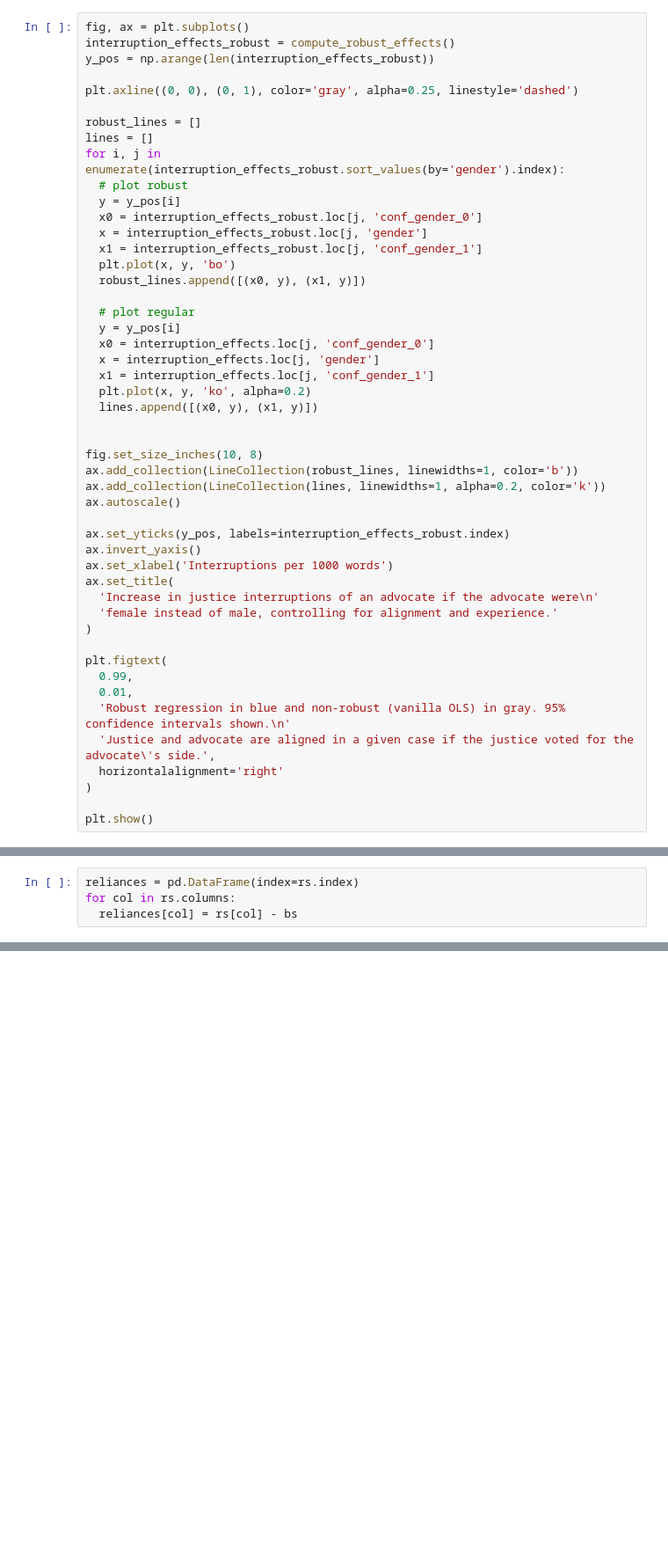
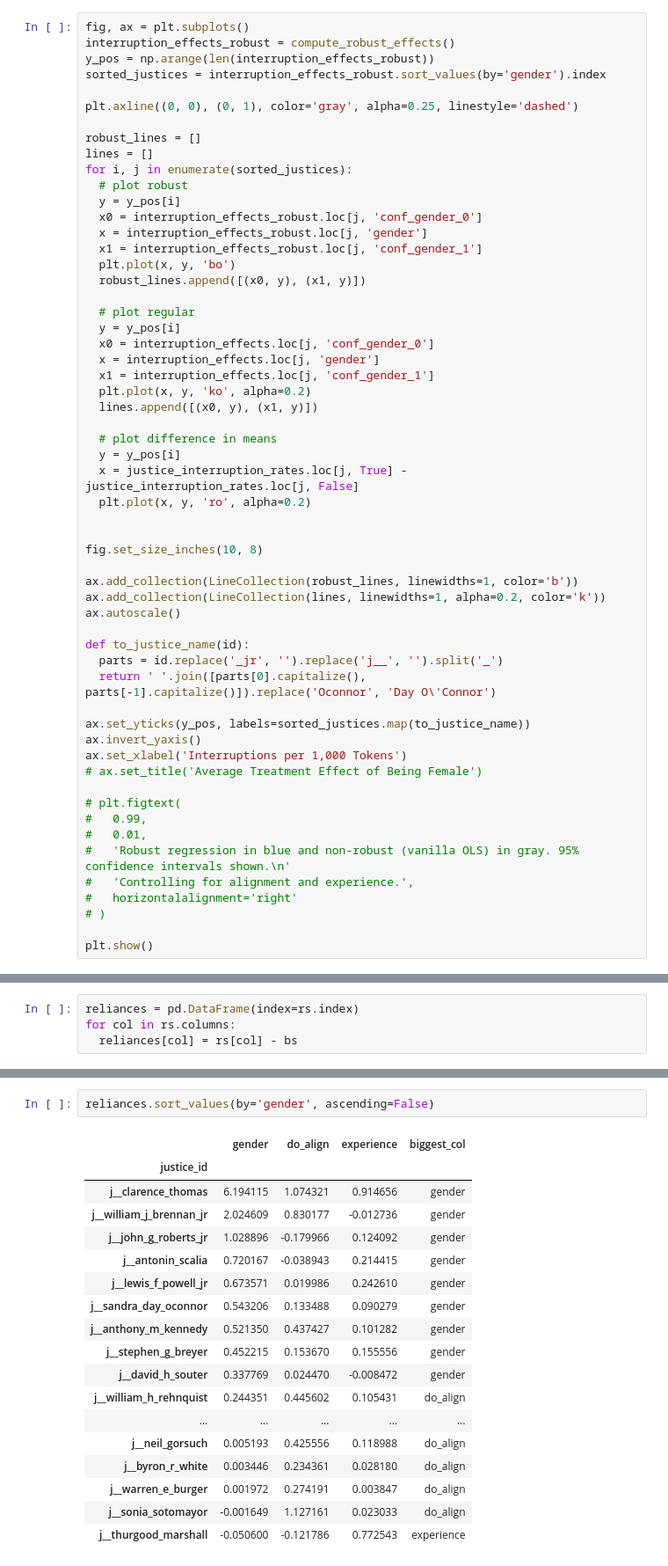
Before and after one commit to danielVebman/scorpus, a Jupyter notebook: v2/analysis.ipynb, the cells around one changed output, grey strips where cells are left out. Shown at 88% size. Drawn from its saved outputs; the diff is of its cells as text; blank space fills up the shorter version.

```diff
--- a/v2/analysis.ipynb
+++ b/v2/analysis.ipynb
@@ -359,12 +399,13 @@ def compute_robust_effects():
 fig, ax = plt.subplots()
 interruption_effects_robust = compute_robust_effects()
 y_pos = np.arange(len(interruption_effects_robust))
+sorted_justices = interruption_effects_robust.sort_values(by='gender').index
 
 plt.axline((0, 0), (0, 1), color='gray', alpha=0.25, linestyle='dashed')
 
 robust_lines = []
 lines = []
-for i, j in enumerate(interruption_effects_robust.sort_values(by='gender').index):
+for i, j in enumerate(sorted_justices):
   # plot robust
   y = y_pos[i]
   x0 = interruption_effects_robust.loc[j, 'conf_gender_0']
@@ -381,27 +422,34 @@ for i, j in enumerate(interruption_effects_robust.sort_values(by='gender').index
   plt.plot(x, y, 'ko', alpha=0.2)
   lines.append([(x0, y), (x1, y)])
 
+  # plot difference in means
+  y = y_pos[i]
+  x = justice_interruption_rates.loc[j, True] - justice_interruption_rates.loc[j, False]
+  plt.plot(x, y, 'ro', alpha=0.2)
+
 
 fig.set_size_inches(10, 8)
+
 ax.add_collection(LineCollection(robust_lines, linewidths=1, color='b'))
 ax.add_collection(LineCollection(lines, linewidths=1, alpha=0.2, color='k'))
 ax.autoscale()
 
-ax.set_yticks(y_pos, labels=interruption_effects_robust.index)
+def to_justice_name(id):
+  parts = id.replace('_jr', '').replace('j__', '').split('_')
+  return ' '.join([parts[0].capitalize(), parts[-1].capitalize()]).replace('Oconnor', 'Day O\'Connor')
+
+ax.set_yticks(y_pos, labels=sorted_justices.map(to_justice_name))
 ax.invert_yaxis()
-ax.set_xlabel('Interruptions per 1000 words')
-ax.set_title(
-  'Increase in justice interruptions of an advocate if the advocate were\n'
-  'female instead of male, controlling for alignment and experience.'
-)
+ax.set_xlabel('Interruptions per 1,000 Tokens')
+# ax.set_title('Average Treatment Effect of Being Female')
 
-plt.figtext(
-  0.99,
-  0.01,
-  'Robust regression in blue and non-robust (vanilla OLS) in gray. 95% confidence intervals shown.\n'
-  'Justice and advocate are aligned in a given case if the justice voted for the advocate\'s side.',
-  horizontalalignment='right'
-)
+# plt.figtext(
+#   0.99,
+#   0.01,
+#   'Robust regression in blue and non-robust (vanilla OLS) in gray. 95% confidence intervals shown.\n'
+#   'Controlling for alignment and experience.',
+#   horizontalalignment='right'
+# )
 
 plt.show()
 # %% [output]
@@ -473,0 +600,21 @@ for col in rs.columns:
+# %%
+reliances.sort_values(by='gender', ascending=False)
+# %% [output]
+|  | gender | do_align | experience | biggest_col |
+| justice_id |  |  |  |  |
+| j__clarence_thomas | 6.194115 | 1.074321 | 0.914656 | gender |
+| j__william_j_brennan_jr | 2.024609 | 0.830177 | -0.012736 | gender |
+| j__john_g_roberts_jr | 1.028896 | -0.179966 | 0.124092 | gender |
+| j__antonin_scalia | 0.720167 | -0.038943 | 0.214415 | gender |
+| j__lewis_f_powell_jr | 0.673571 | 0.019986 | 0.242610 | gender |
+| j__sandra_day_oconnor | 0.543206 | 0.133488 | 0.090279 | gender |
+| j__anthony_m_kennedy | 0.521350 | 0.437427 | 0.101282 | gender |
+| j__stephen_g_breyer | 0.452215 | 0.153670 | 0.155556 | gender |
+| j__david_h_souter | 0.337769 | 0.024470 | -0.008472 | gender |
+| j__william_h_rehnquist | 0.244351 | 0.445602 | 0.105431 | do_align |
+| ... | ... | ... | ... | ... |
+| j__neil_gorsuch | 0.005193 | 0.425556 | 0.118988 | do_align |
+| j__byron_r_white | 0.003446 | 0.234361 | 0.028180 | do_align |
+| j__warren_e_burger | 0.001972 | 0.274191 | 0.003847 | do_align |
+| j__sonia_sotomayor | -0.001649 | 1.127161 | 0.023033 | do_align |
+| j__thurgood_marshall | -0.050600 | -0.121786 | 0.772543 | experience |
```
Also changed, not shown: parts of 18 cells of this notebook, 3 other files.
